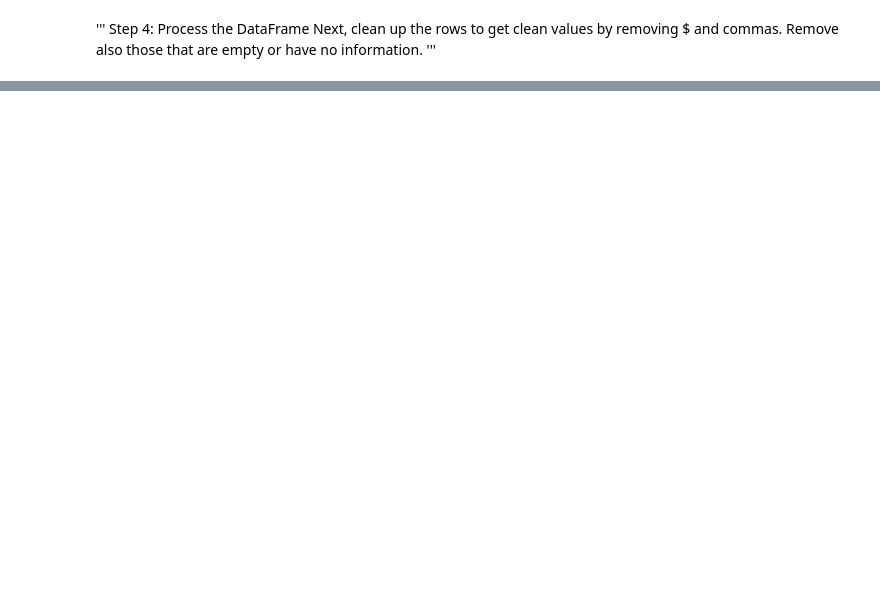
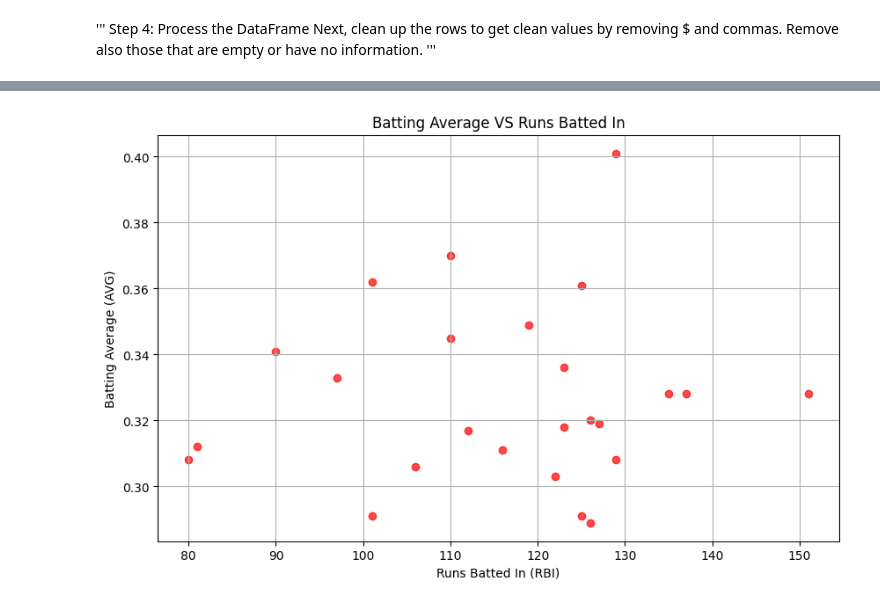
Before and after one commit to 4GeeksAcademy/Kransky85_web-scraping-project-tutorial, a Jupyter notebook: src/explore.ipynb, the cells around one changed output, grey strips where cells are left out. Drawn from its saved outputs; the diff is of its cells as text; code cells hidden in the pictures; blank space fills up the shorter version.

```diff
--- a/src/explore.ipynb
+++ b/src/explore.ipynb
@@ -177,0 +229,18 @@ plt.show()
+# %%
+# Looking to create a scatterplot of the AVG along the y-axis and RBIs along the x-axis
+
+# Need to get the RBIs in numeric order
+df['RBI'] = pd.to_numeric(df['RBI'], errors='coerce')
+
+# Create the scatter plot
+plt.figure(figsize=(10, 6))
+plt.scatter(df['RBI'], df['AVG'], color='r', alpha=0.7)
+
+plt.title('Batting Average VS Runs Batted In')
+plt.xlabel('Runs Batted In (RBI)')
+plt.ylabel('Batting Average (AVG)')
+
+plt.grid(True)
+plt.show()
+# %% [output]
+[figure, added]
```
Also changed, not shown: parts of 7 cells of this notebook.
